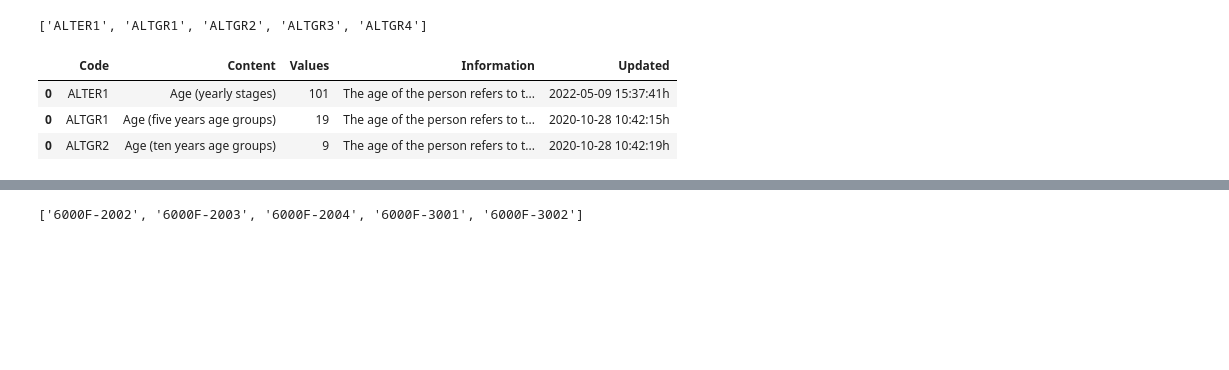
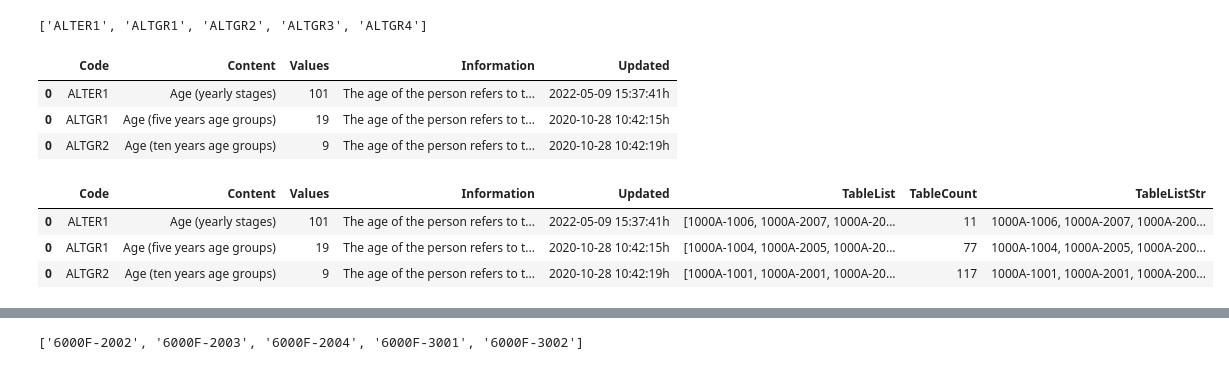
Before and after one commit to wahlatlas/api, a Jupyter notebook: census_database_toc.ipynb, the cells around one changed output, grey strips where cells are left out. Saved outputs shown, nothing was run; the diff lists cells and outputs as text; code cells hidden in the pictures; blank space fills up the shorter version.

```diff
--- a/census_database_toc.ipynb
+++ b/census_database_toc.ipynb
@@ -192,0 +216,4 @@ metadataVariable.head(3)
+# %%
+# get a list of tables where each variable is available
+# this might take an hour
+metadataVariable["TableList"] = metadataVariable["Code"].apply(lambda x: metaTab2Var(x))
@@ -192,0 +229,7 @@ metadataVariable.head(3)
+# %%
+metadataVariable.head(3)
+# %% [output]
+|  | Code | Content | Values | Information | Updated | TableList | TableCount | TableListStr |
+| 0 | ALTER1 | Age (yearly stages) | 101 | The age of the person refers to t... | 2022-05-09 15:37:41h | [1000A-1006, 1000A-2007, 1000A-20... | 11 | 1000A-1006, 1000A-2007, 1000A-200... |
+| 0 | ALTGR1 | Age (five years age groups) | 19 | The age of the person refers to t... | 2020-10-28 10:42:15h | [1000A-1004, 1000A-2005, 1000A-20... | 77 | 1000A-1004, 1000A-2005, 1000A-200... |
+| 0 | ALTGR2 | Age (ten years age groups) | 9 | The age of the person refers to t... | 2020-10-28 10:42:19h | [1000A-1001, 1000A-2001, 1000A-20... | 117 | 1000A-1001, 1000A-2001, 1000A-200... |
```
Also changed, not shown: parts of 17 cells of this notebook.
